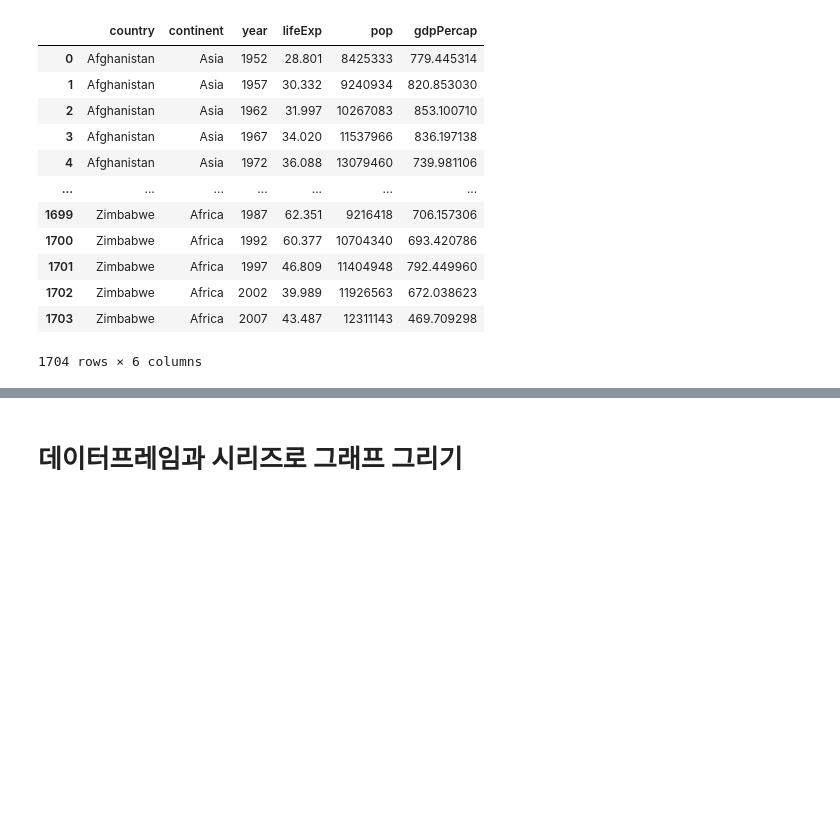
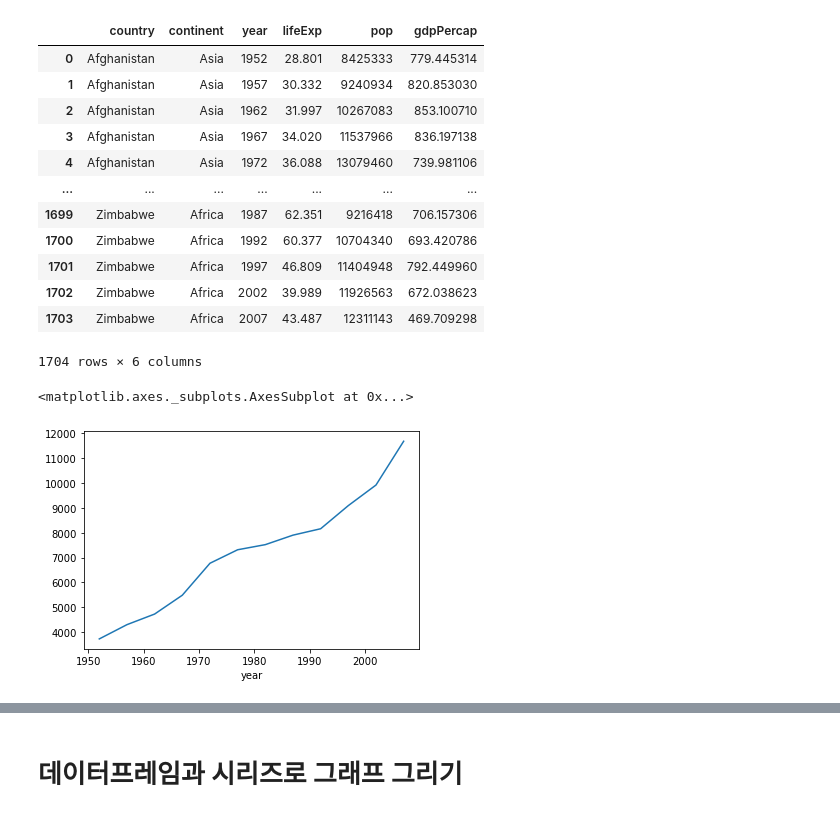
Before and after one commit to Suhhye-kang/Pandas, a Jupyter notebook: doit/notebook/04_practice_shkang.ipynb, the cells around one changed output, grey strips where cells are left out. Drawn from its saved outputs; the diff is of its cells as text; code cells hidden in the pictures; blank space fills up the shorter version.

```diff
--- a/doit/notebook/04_practice_shkang.ipynb
+++ b/doit/notebook/04_practice_shkang.ipynb
@@ -192,8 +192,8 @@ axes1.set_ylabel('tips')
 [interactive output not drawn]
 Text(0, 0.5, 'tips')
 # %%
-df=pd.read_csv('C:\\Github\\Pandas\\doit\\data\\gapminder.tsv',sep='\t')
-df
+gapminder=pd.read_csv('C:\\Github\\Pandas\\doit\\data\\gapminder.tsv',sep='\t')
+gapminder
 # %% [output]
 |  | country | continent | year | lifeExp | pop | gdpPercap |
 | 0 | Afghanistan | Asia | 1952 | 28.801 | 8425333 | 779.445314 |
@@ -210,0 +214,6 @@ df
+# %%
+gdp_by_year = gapminder.groupby('year')['gdpPercap'].mean()
+gdp_by_year.plot()
+# %% [output]
+<matplotlib.axes._subplots.AxesSubplot at 0x...>
+[figure, added]
```
Also changed, not shown: parts of 31 cells of this notebook, 1 other file.
